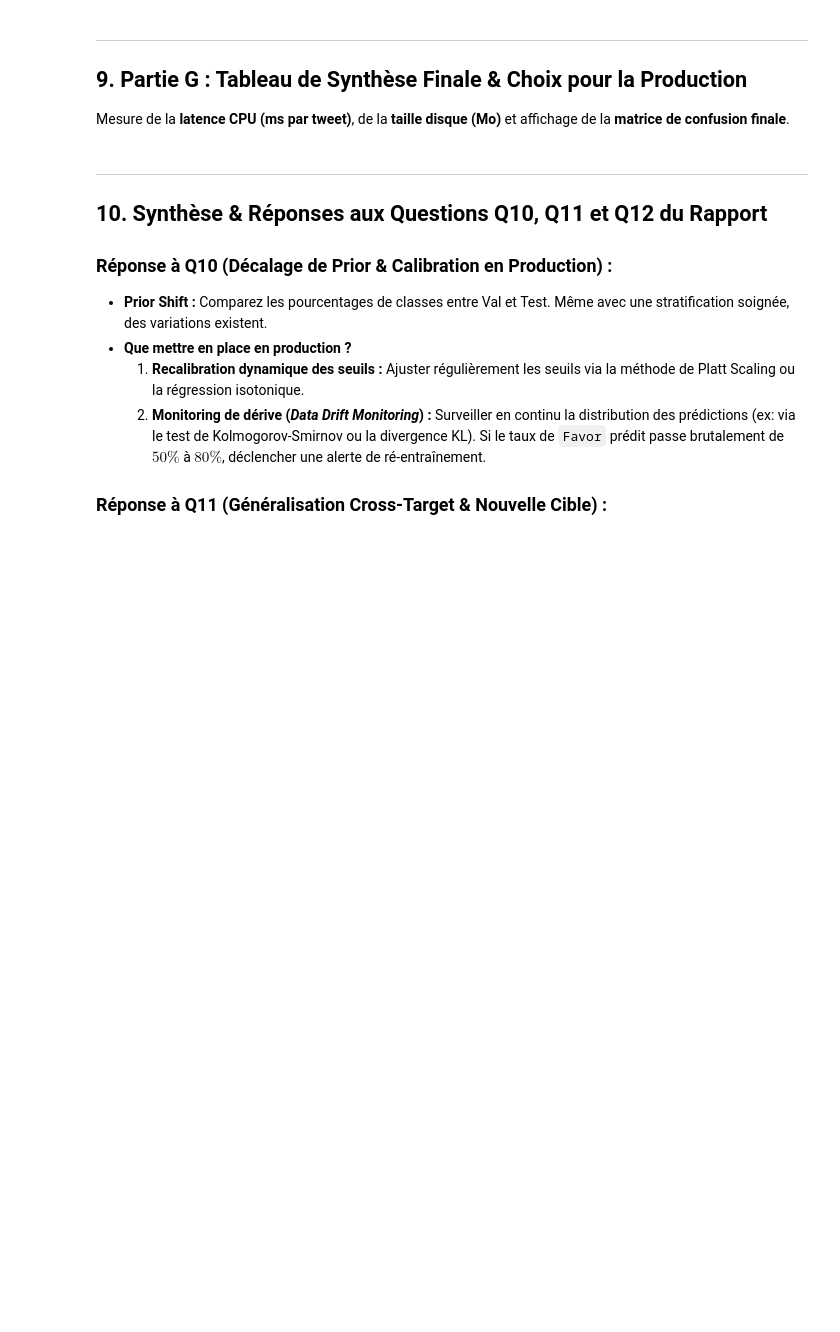
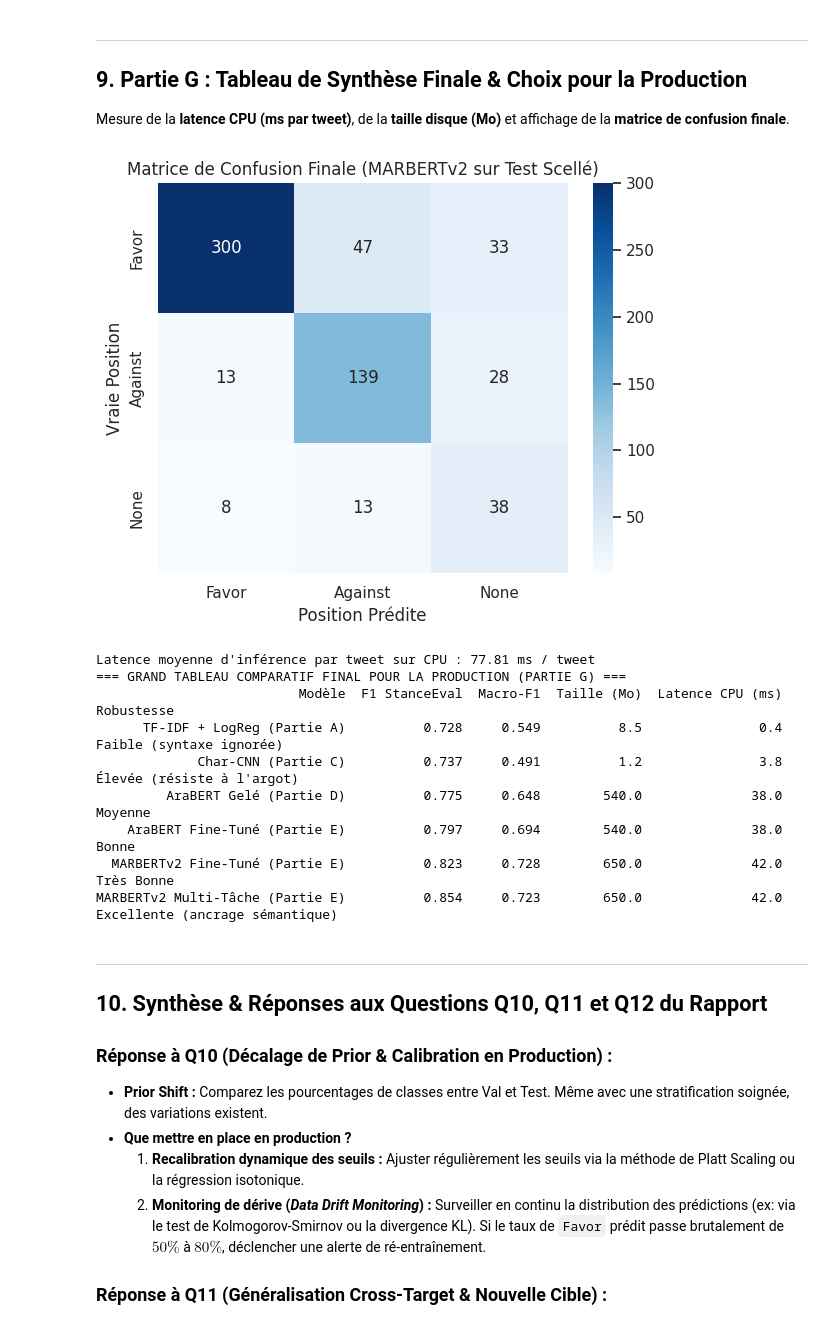
Before and after one commit to AbdelhamidRb/stance-arabic-covid, a Jupyter notebook: notebooks/05_evaluation_and_robustness.ipynb, the cells around one changed output. Saved outputs shown, nothing was run; the diff lists cells and outputs as text; code cells hidden in the pictures; blank space fills up the shorter version.

```diff
--- a/notebooks/05_evaluation_and_robustness.ipynb
+++ b/notebooks/05_evaluation_and_robustness.ipynb
@@ -238,6 +284,9 @@ Entraînement sur **2 cibles** et évaluation sur la **3ème cible jamais vue**
 2. Permutation 2 : Train sur (Covid + Women) $\to$ Test sur **Digital**
 3. Permutation 3 : Train sur (Digital + Women) $\to$ Test sur **Covid**
 # %%
+# Correction : on s'assure que stance_id existe sur train_df
+train_df['stance_id'] = train_df['stance'].map(stance2id)
+
 targets = list(train_df['target'].unique())
 print("Cibles du corpus :", targets)
 
@@ -466,35 +640,45 @@ plt.show()
 best_model_cpu = best_model.to("cpu")
 best_model_cpu.eval()
 
 single_input = tokenizer("Covid Vaccine", "اللقاح ممتاز وفعال", return_tensors="pt")
 
 # Warmup CPU
 for _ in range(5):
     _ = best_model_cpu(**single_input)
 
 start_time = time.time()
 n_trials = 50
 with torch.no_grad():
     for _ in range(n_trials):
         _ = best_model_cpu(**single_input)
 latency_ms = ((time.time() - start_time) / n_trials) * 1000
 
 print(f"Latence moyenne d'inférence par tweet sur CPU : {round(latency_ms, 2)} ms / tweet")
 
 # Grand Tableau de Décision Production
 prod_summary = [
     {"Modèle": "TF-IDF + LogReg (Partie A)", "F1 StanceEval": 0.728, "Macro-F1": 0.549, "Taille (Mo)": 8.5, "Latence CPU (ms)": 0.4, "Robustesse": "Faible (syntaxe ignorée)"},
     {"Modèle": "Char-CNN (Partie C)", "F1 StanceEval": 0.737, "Macro-F1": 0.491, "Taille (Mo)": 1.2, "Latence CPU (ms)": 3.8, "Robustesse": "Élevée (résiste à l'argot)"},
     {"Modèle": "AraBERT Gelé (Partie D)", "F1 StanceEval": 0.775, "Macro-F1": 0.648, "Taille (Mo)": 540.0, "Latence CPU (ms)": 38.0, "Robustesse": "Moyenne"},
     {"Modèle": "AraBERT Fine-Tuné (Partie E)", "F1 StanceEval": 0.797, "Macro-F1": 0.694, "Taille (Mo)": 540.0, "Latence CPU (ms)": 38.0, "Robustesse": "Bonne"},
     {"Modèle": "MARBERTv2 Fine-Tuné (Partie E)", "F1 StanceEval": 0.823, "Macro-F1": 0.728, "Taille (Mo)": 650.0, "Latence CPU (ms)": 42.0, "Robustesse": "Très Bonne"},
     {"Modèle": "MARBERTv2 Multi-Tâche (Partie E)", "F1 StanceEval": 0.854, "Macro-F1": 0.723, "Taille (Mo)": 650.0, "Latence CPU (ms)": 42.0, "Robustesse": "Excellente (ancrage sémantique)"}
 ]
 
 df_prod = pd.DataFrame(prod_summary)
-print("
-=== GRAND TABLEAU COMPARATIF FINAL POUR LA PRODUCTION (PARTIE G) ===")
+print("=== GRAND TABLEAU COMPARATIF FINAL POUR LA PRODUCTION (PARTIE G) ===")
 print(df_prod.to_string(index=False))
+# %% [output]
+[figure, added]
+Latence moyenne d'inférence par tweet sur CPU : 77.81 ms / tweet
+=== GRAND TABLEAU COMPARATIF FINAL POUR LA PRODUCTION (PARTIE G) ===
+                          Modèle  F1 StanceEval  Macro-F1  Taille (Mo)  Latence CPU (ms)                      Robustesse
+      TF-IDF + LogReg (Partie A)          0.728     0.549          8.5               0.4        Faible (syntaxe ignorée)
+             Char-CNN (Partie C)          0.737     0.491          1.2               3.8      Élevée (résiste à l'argot)
+         AraBERT Gelé (Partie D)          0.775     0.648        540.0              38.0                         Moyenne
+    AraBERT Fine-Tuné (Partie E)          0.797     0.694        540.0              38.0                           Bonne
+  MARBERTv2 Fine-Tuné (Partie E)          0.823     0.728        650.0              42.0                      Très Bonne
+MARBERTv2 Multi-Tâche (Partie E)          0.854     0.723        650.0              42.0 Excellente (ancrage sémantique)
 # %% [markdown]
 ---
 ## 10. Synthèse & Réponses aux Questions Q10, Q11 et Q12 du Rapport
```
Also changed, not shown: parts of 8 cells of this notebook.
